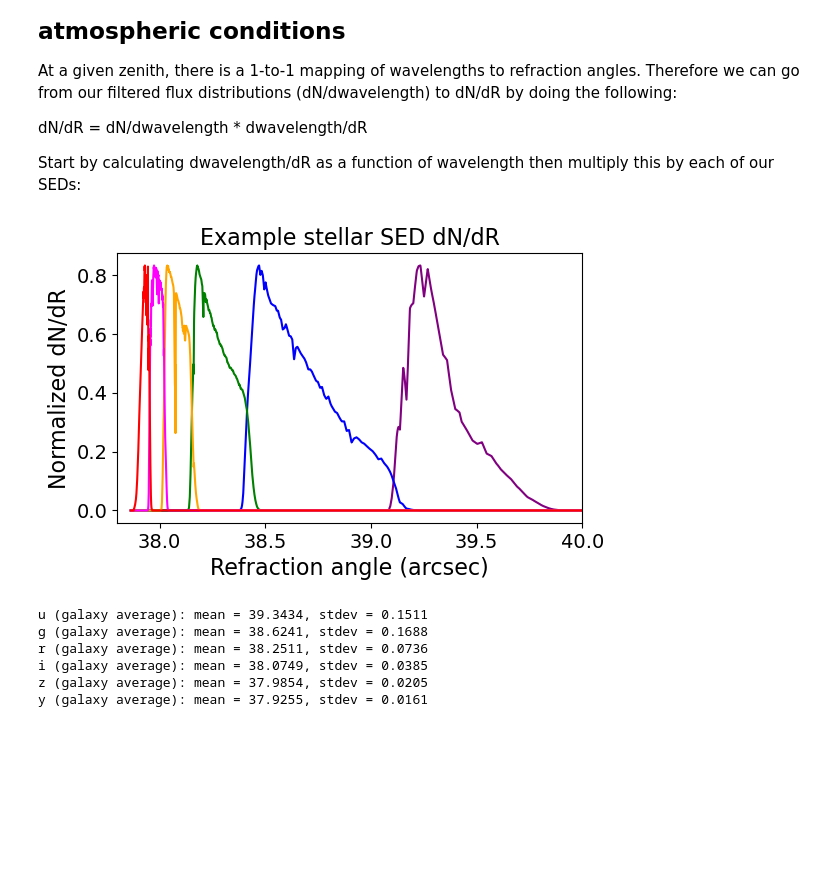
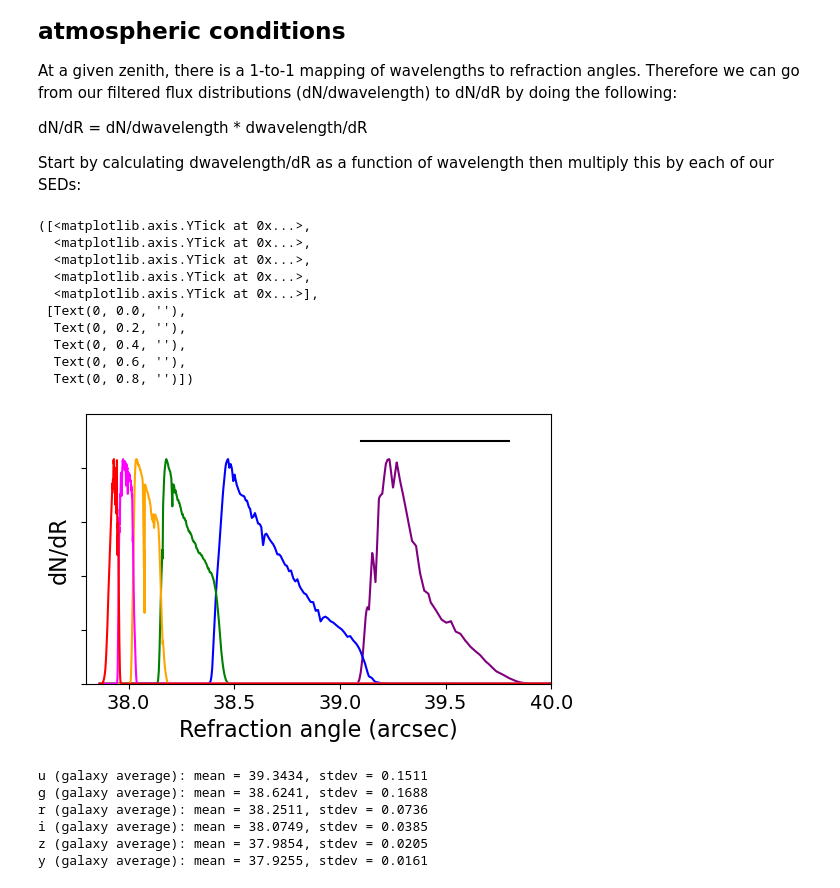
Before and after one commit to LSSTDESC/DifferentialCR, a Jupyter notebook: SEDAnalysis.ipynb, the cells around one changed output. Saved outputs shown, nothing was run; the diff lists cells and outputs as text; code cells hidden in the pictures; blank space fills up the shorter version.

```diff
--- a/SEDAnalysis.ipynb
+++ b/SEDAnalysis.ipynb
@@ -15,12 +15,12 @@ from astropy.table import Table
 # %%
 #checking my understanding of the dcr.get_refraction function by
 #recreating the plot 1 from the Impact of Atmospheric Chromatic Effects on Weak Lensing Measurements (Meyers and Burchat, 2018)
-zeniths = [10, 20, 30, 40, 50]
+zeniths = [15, 30, 45, 60]
 # zeniths = [35]
 dwvl = 0.5
 wavelengths = np.arange(290, 1160, dwvl)
 
-fig, ax1 = plt.subplots(figsize = (11, 6.6))
+fig, ax1 = plt.subplots(figsize = (10, 6))
 
 filters = ['total_u.dat','total_g.dat','total_r.dat','total_i.dat','total_z.dat','total_y.dat']
 colors = {'u' : 'purple', 'g':'blue', 'r': 'green', 'i': 'orange', 'z' : 'magenta', 'y' : 'red'}
@@ -63,17 +63,17 @@ for zenith in zeniths:
 
 ax1.set_xlim(300, 1100)
 ax1.set_ylim(-0.5, 1)
-ax1.set_xlabel('Wavelength (nm)', fontsize = 22)
-ax1.set_ylabel('Relative Refraction (arcsec)', fontsize = 22)
-ax1.legend(fontsize = 19)
-ax1.tick_params(labelsize=18)
+ax1.set_xlabel('Wavelength (nm)', fontsize = 26)
+ax1.set_ylabel('Relative Refraction (arcsec)', fontsize = 26)
+ax1.legend(fontsize = 17)
+ax1.tick_params(labelsize=21)
 
 
 ax2.set_ylim(0, 0.8)
-ax2.set_ylabel('Throughput', fontsize = 22)
-ax2.tick_params(labelsize=18)
+ax2.set_ylabel('Throughput', fontsize = 26)
+ax2.tick_params(labelsize=21)
 
 plt.tight_layout()
 
-# fig.savefig('refrac_filterthroughput.pdf')
+fig.savefig('scrap/refrac_filterthroughput2.pdf')
 # %% [output]
@@ -392,36 +392,51 @@ def apply_DCR(wave, filtered_data, zenith, pressure, temperature, H2O_pressure):
 
     for band, data in filtered_data.items():
         filtered_refracted_data[band] = np.abs(data * wvl / dRdwvl_func(wvl)) # data * wvl to convert to relative photon flux density (from erg/s/cm^2/Angstrom)
 
     return refraction_angles, filtered_refracted_data
 
 
 
 refraction_angles, filtered_refracted_data = apply_DCR(wvl, filtered_data, zenith, pressure, temperature, H2O_pressure)
 stellar_refraction_angles, stellar_filtered_refracted_data = apply_DCR(stellar_wvl, stellar_filtered_data, zenith, pressure, temperature, H2O_pressure)
 flat_refraction_angles, flat_filtered_refracted = apply_DCR(wvl, flat_filtered, zenith, pressure, temperature, H2O_pressure)
 
 
 fig = plt.figure(figsize = (6, 3.5))
 
 
 #Examine the dN/dR results (galaxy)
 for band, data in filtered_data.items():
 
     #example SED to plot
     example_refract_R = stellar_filtered_refracted_data[band][i]
 
     #plot normalized dNdR as a function of refraction
     plt.plot(stellar_refraction_angles, np.abs(example_refract_R)/max(np.abs(example_refract_R))/ 1.2, color = colors[band])
 
+plt.plot([39.1, 39.8], [0.9, 0.9], 'k-')
+
 plt.xlim(37.8, 40)
+plt.ylim(0, 1)
 plt.xlabel('Refraction angle (arcsec)', fontsize = 16)
-plt.ylabel('Normalized dN/dR', fontsize = 16)
-plt.title(f'Example stellar SED dN/dR', fontsize = 16)
+plt.ylabel('dN/dR', fontsize = 16, rotation = 90, ha = 'center')
+# plt.title(f'Example stellar SED dN/dR', fontsize = 16)
 plt.tick_params(labelsize=14)
 # plt.tight_layout()
+
+plt.yticks([0, 0.2, 0.4, 0.6, 0.8], ['', '', '', '', ''])
 # %% [output]
+([<matplotlib.axis.YTick at 0x...>,
+  <matplotlib.axis.YTick at 0x...>,
+  <matplotlib.axis.YTick at 0x...>,
+  <matplotlib.axis.YTick at 0x...>,
+  <matplotlib.axis.YTick at 0x...>],
+ [Text(0, 0.0, ''),
+  Text(0, 0.2, ''),
+  Text(0, 0.4, ''),
+  Text(0, 0.6, ''),
+  Text(0, 0.8, '')])
-[figure, old version]
+[figure, new version]
 # %%
 #Calculate the mean and standard deviation of the refraction angle distributions for each of the SEDs in each filter
 
```
Also changed, not shown: parts of 1 cell of this notebook.
